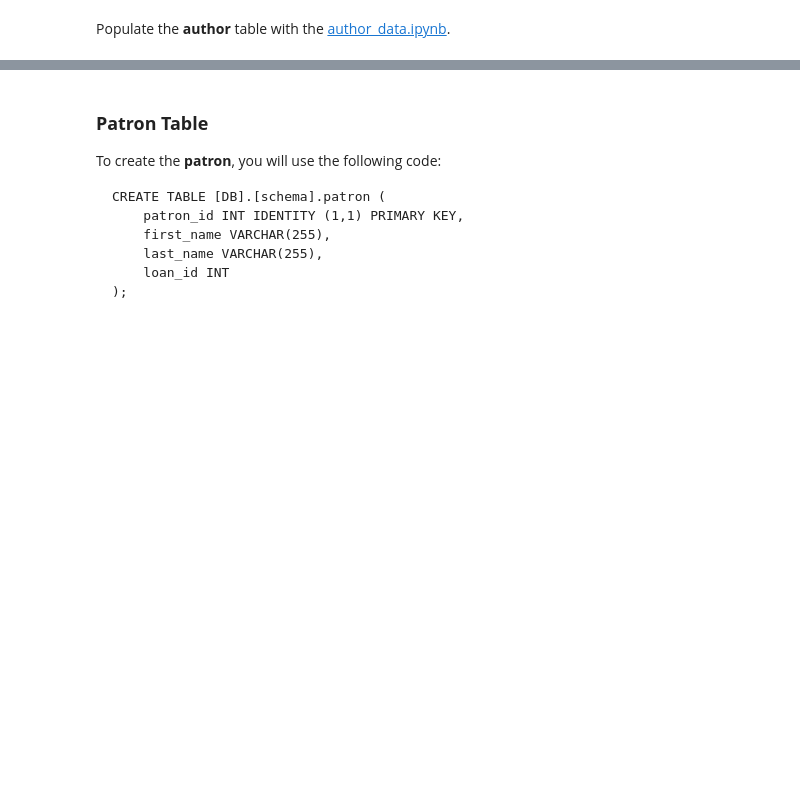
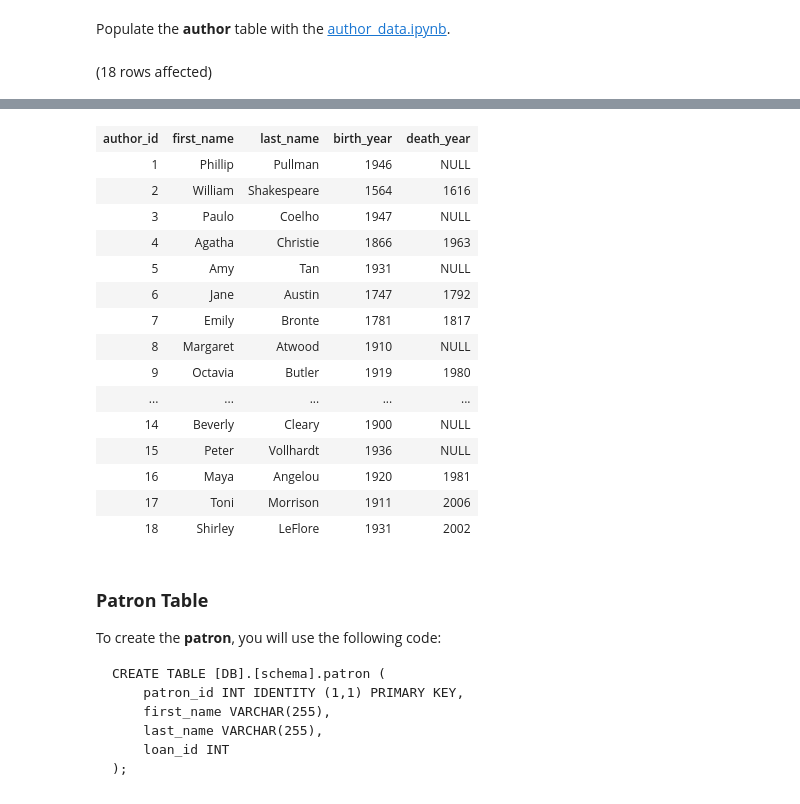
Before and after one commit to yayasanya/SQL-Part-5-Studio, a Jupyter notebook: Studio.ipynb, the cells around one changed output, grey strips where cells are left out. Saved outputs shown, nothing was run; the diff lists cells and outputs as text; code cells hidden in the pictures; blank space fills up the shorter version.

```diff
--- a/Studio.ipynb
+++ b/Studio.ipynb
@@ -87,0 +127,4 @@ Populate the **author** table with the [author\_data.ipynb](https://github.com/
+# %%
+SELECT * FROM JunkDB_STL_May2023.alexs.author
+# %% [output]
+(18 rows affected)
@@ -88,3 +132,19 @@ Populate the **author** table with the [author\_data.ipynb](https://github.com/
+| author_id | first_name | last_name | birth_year | death_year |
+| 1 | Phillip | Pullman | 1946 | NULL |
+| 2 | William | Shakespeare | 1564 | 1616 |
+| 3 | Paulo | Coelho | 1947 | NULL |
+| 4 | Agatha | Christie | 1866 | 1963 |
+| 5 | Amy | Tan | 1931 | NULL |
+| 6 | Jane | Austin | 1747 | 1792 |
+| 7 | Emily | Bronte | 1781 | 1817 |
+| 8 | Margaret | Atwood | 1910 | NULL |
+| 9 | Octavia | Butler | 1919 | 1980 |
+| ... | ... | ... | ... | ... |
+| 14 | Beverly | Cleary | 1900 | NULL |
+| 15 | Peter | Vollhardt | 1936 | NULL |
+| 16 | Maya | Angelou | 1920 | 1981 |
+| 17 | Toni | Morrison | 1911 | 2006 |
+| 18 | Shirley | LeFlore | 1931 | 2002 |
 # %% [markdown]
 ### **Patron Table**
 
```
Also changed, not shown: parts of 27 cells of this notebook, 1 other file.
